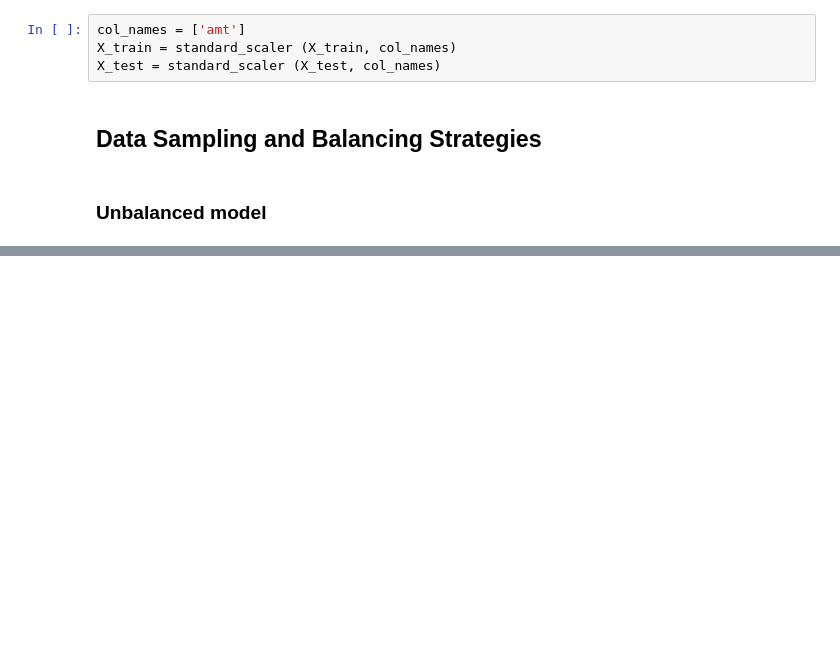
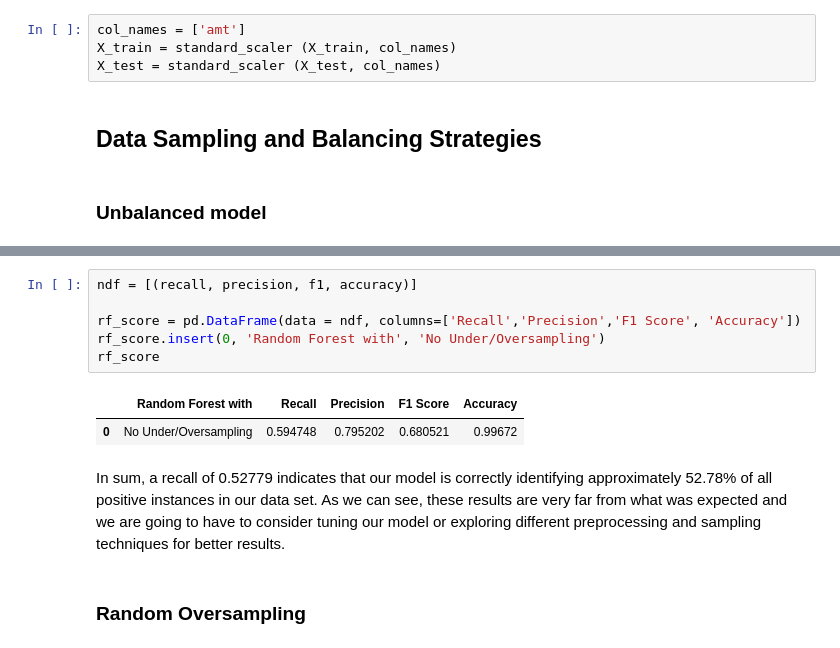
Before and after one commit to RemorI/creditcard-fraud-detection, a Jupyter notebook: fraud-detection.ipynb, the cells around one changed output, grey strips where cells are left out. Saved outputs shown, nothing was run; the diff lists cells and outputs as text; blank space fills up the shorter version.

Commit message:
[Update] RandomOverSampling

```diff
--- a/fraud-detection.ipynb
+++ b/fraud-detection.ipynb
@@ -255,3 +259,16 @@ print(classification_report(y_test, y_pred))
     accuracy                           1.00    389003
    macro avg       0.92      0.76      0.82    389003
 weighted avg       1.00      1.00      1.00    389003
+# %%
+ndf = [(recall, precision, f1, accuracy)]
+
+rf_score = pd.DataFrame(data = ndf, columns=['Recall','Precision','F1 Score', 'Accuracy'])
+rf_score.insert(0, 'Random Forest with', 'No Under/Oversampling')
+rf_score
+# %% [output]
+|  | Random Forest with | Recall | Precision | F1 Score | Accuracy |
+| 0 | No Under/Oversampling | 0.594748 | 0.795202 | 0.680521 | 0.99672 |
+# %% [markdown]
+In sum, a recall of 0.52779 indicates that our model is correctly identifying approximately 52.78% of all positive instances in our data set. As we can see, these results are very far from what was expected and we are going to have to consider tuning our model or exploring different preprocessing and sampling techniques for better results.
+# %% [markdown]
+### Random Oversampling
```
Also changed, not shown: parts of 4 cells of this notebook.
